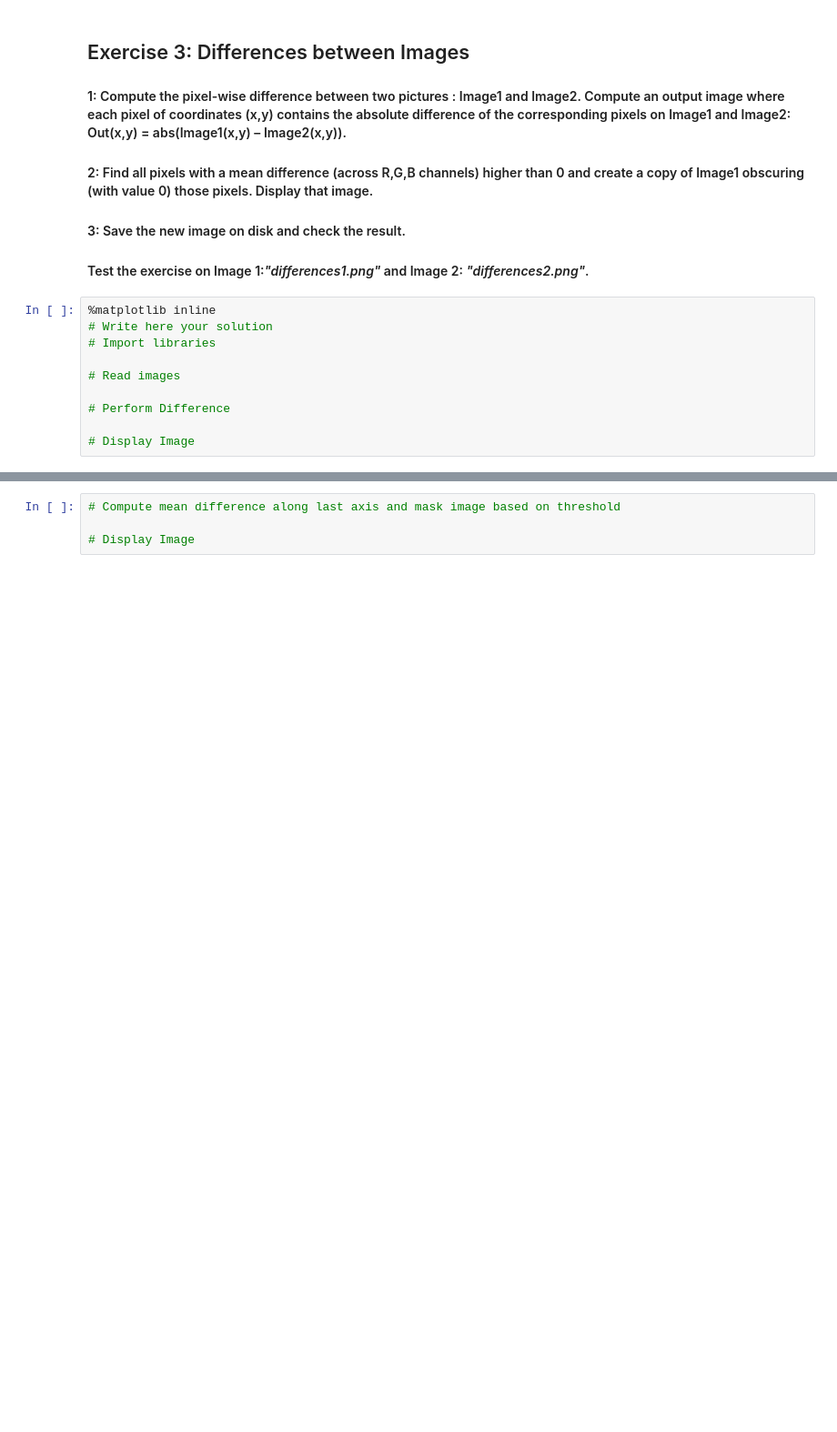
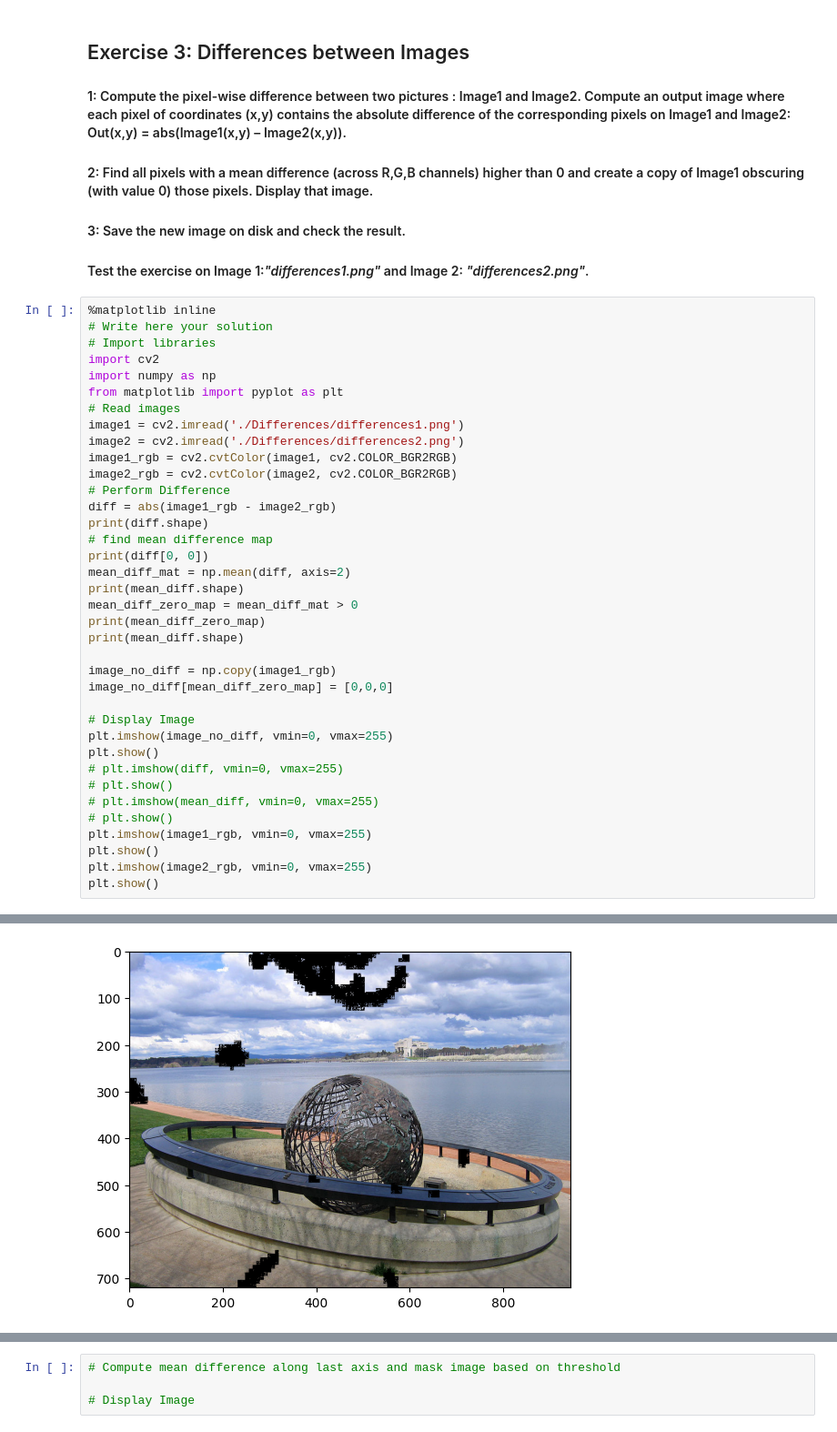
Before and after one commit to koltrakak-learning-repos/CV_learning_repo, a Jupyter notebook: labs/LabSession2/LabSession2-Exercises.ipynb, the cells around one changed output, grey strips where cells are left out. Shown at 91% size. Cells and saved outputs as stored; diff of their text form; blank space fills up the shorter version.

```diff
--- a/labs/LabSession2/LabSession2-Exercises.ipynb
+++ b/labs/LabSession2/LabSession2-Exercises.ipynb
@@ -38,13 +68,41 @@
 #### 2: Find all pixels with a mean difference (across R,G,B channels) higher than 0 and create a copy of Image1 obscuring (with value 0) those pixels. Display that image.
 #### 3: Save the new image on disk and check the result.
 #### Test the exercise on Image 1:*"differences1.png"* and Image 2: *"differences2.png"*.
-# %%
-%matplotlib inline
-# Write here your solution
-# Import libraries
-
-# Read images
-
-# Perform Difference
-
-# Display Image
+# %%
+%matplotlib inline
+# Write here your solution
+# Import libraries
+import cv2
+import numpy as np
+from matplotlib import pyplot as plt
+# Read images
+image1 = cv2.imread('./Differences/differences1.png')
+image2 = cv2.imread('./Differences/differences2.png')
+image1_rgb = cv2.cvtColor(image1, cv2.COLOR_BGR2RGB)
+image2_rgb = cv2.cvtColor(image2, cv2.COLOR_BGR2RGB)
+# Perform Difference
+diff = abs(image1_rgb - image2_rgb)
+print(diff.shape)
+# find mean difference map
+print(diff[0, 0])
+mean_diff_mat = np.mean(diff, axis=2)
+print(mean_diff.shape)
+mean_diff_zero_map = mean_diff_mat > 0
+print(mean_diff_zero_map)
+print(mean_diff.shape)
+
+image_no_diff = np.copy(image1_rgb)
+image_no_diff[mean_diff_zero_map] = [0,0,0]
+
+# Display Image
+plt.imshow(image_no_diff, vmin=0, vmax=255)
+plt.show()
+# plt.imshow(diff, vmin=0, vmax=255)
+# plt.show()
+# plt.imshow(mean_diff, vmin=0, vmax=255)
+# plt.show()
+plt.imshow(image1_rgb, vmin=0, vmax=255)
+plt.show()
+plt.imshow(image2_rgb, vmin=0, vmax=255)
+plt.show()
+# %% [output]
@@ -50,0 +120 @@
+[figure, added]
```
Also changed, not shown: parts of 6 cells of this notebook, 6 other files.
